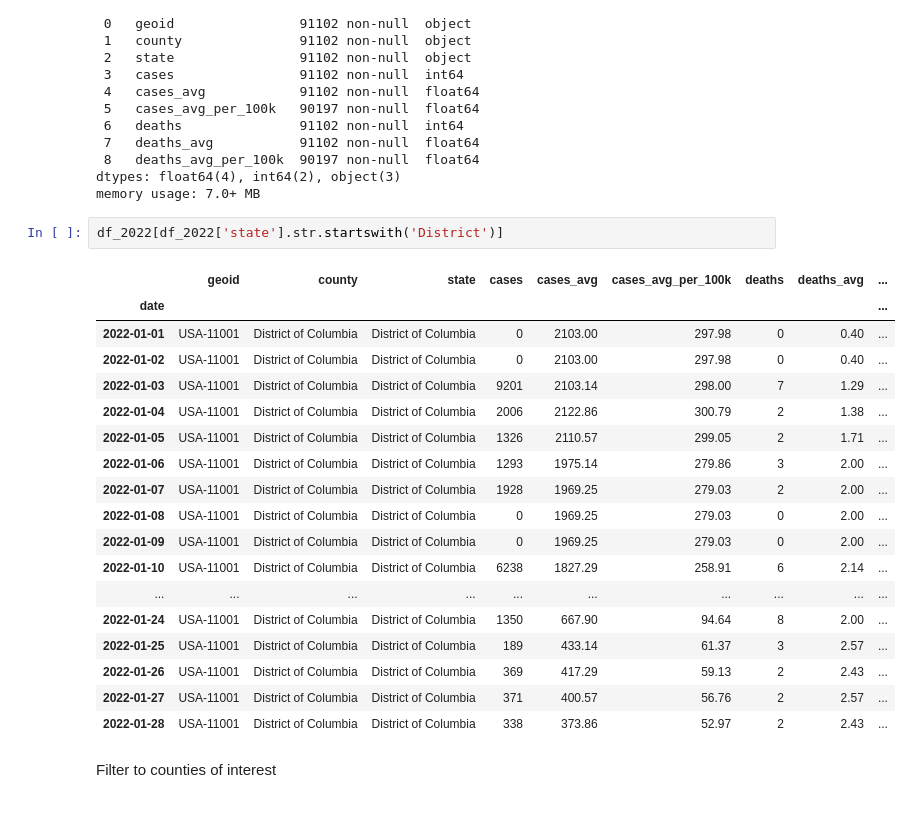
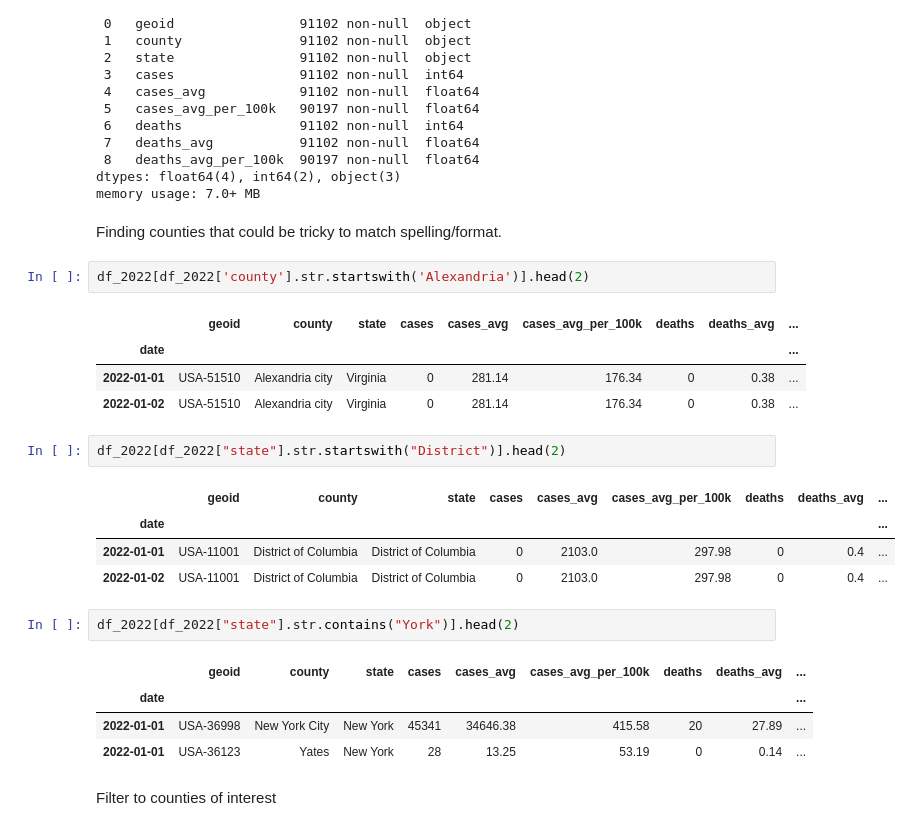
Before and after one commit to discdiver/covid-cities, a Jupyter notebook: prepare.ipynb, the cells around one changed output. Saved outputs shown, nothing was run; the diff lists cells and outputs as text.

Commit message:
add counties

```diff
--- a/prepare.ipynb
+++ b/prepare.ipynb
@@ -52,27 +52,29 @@ Data columns (total 9 columns):
  8   deaths_avg_per_100k  90197 non-null  float64
 dtypes: float64(4), int64(2), object(3)
 memory usage: 7.0+ MB
+# %% [markdown]
+Finding counties that could be tricky to match spelling/format.
+# %%
+df_2022[df_2022['county'].str.startswith('Alexandria')].head(2)
+# %% [output]
+|  | geoid | county | state | cases | cases_avg | cases_avg_per_100k | deaths | deaths_avg | ... |
+| date |  |  |  |  |  |  |  |  | ... |
+| 2022-01-01 | USA-51510 | Alexandria city | Virginia | 0 | 281.14 | 176.34 | 0 | 0.38 | ... |
+| 2022-01-02 | USA-51510 | Alexandria city | Virginia | 0 | 281.14 | 176.34 | 0 | 0.38 | ... |
 # %%
-df_2022[df_2022['state'].str.startswith('District')]
+df_2022[df_2022["state"].str.startswith("District")].head(2)
 # %% [output]
 |  | geoid | county | state | cases | cases_avg | cases_avg_per_100k | deaths | deaths_avg | ... |
 | date |  |  |  |  |  |  |  |  | ... |
-| 2022-01-01 | USA-11001 | District of Columbia | District of Columbia | 0 | 2103.00 | 297.98 | 0 | 0.40 | ... |
-| 2022-01-02 | USA-11001 | District of Columbia | District of Columbia | 0 | 2103.00 | 297.98 | 0 | 0.40 | ... |
-| 2022-01-03 | USA-11001 | District of Columbia | District of Columbia | 9201 | 2103.14 | 298.00 | 7 | 1.29 | ... |
-| 2022-01-04 | USA-11001 | District of Columbia | District of Columbia | 2006 | 2122.86 | 300.79 | 2 | 1.38 | ... |
-| 2022-01-05 | USA-11001 | District of Columbia | District of Columbia | 1326 | 2110.57 | 299.05 | 2 | 1.71 | ... |
-| 2022-01-06 | USA-11001 | District of Columbia | District of Columbia | 1293 | 1975.14 | 279.86 | 3 | 2.00 | ... |
-| 2022-01-07 | USA-11001 | District of Columbia | District of Columbia | 1928 | 1969.25 | 279.03 | 2 | 2.00 | ... |
-| 2022-01-08 | USA-11001 | District of Columbia | District of Columbia | 0 | 1969.25 | 279.03 | 0 | 2.00 | ... |
-| 2022-01-09 | USA-11001 | District of Columbia | District of Columbia | 0 | 1969.25 | 279.03 | 0 | 2.00 | ... |
-| 2022-01-10 | USA-11001 | District of Columbia | District of Columbia | 6238 | 1827.29 | 258.91 | 6 | 2.14 | ... |
-| ... | ... | ... | ... | ... | ... | ... | ... | ... | ... |
-| 2022-01-24 | USA-11001 | District of Columbia | District of Columbia | 1350 | 667.90 | 94.64 | 8 | 2.00 | ... |
-| 2022-01-25 | USA-11001 | District of Columbia | District of Columbia | 189 | 433.14 | 61.37 | 3 | 2.57 | ... |
-| 2022-01-26 | USA-11001 | District of Columbia | District of Columbia | 369 | 417.29 | 59.13 | 2 | 2.43 | ... |
-| 2022-01-27 | USA-11001 | District of Columbia | District of Columbia | 371 | 400.57 | 56.76 | 2 | 2.57 | ... |
-| 2022-01-28 | USA-11001 | District of Columbia | District of Columbia | 338 | 373.86 | 52.97 | 2 | 2.43 | ... |
+| 2022-01-01 | USA-11001 | District of Columbia | District of Columbia | 0 | 2103.0 | 297.98 | 0 | 0.4 | ... |
+| 2022-01-02 | USA-11001 | District of Columbia | District of Columbia | 0 | 2103.0 | 297.98 | 0 | 0.4 | ... |
+# %%
+df_2022[df_2022["state"].str.contains("York")].head(2)
+# %% [output]
+|  | geoid | county | state | cases | cases_avg | cases_avg_per_100k | deaths | deaths_avg | ... |
+| date |  |  |  |  |  |  |  |  | ... |
+| 2022-01-01 | USA-36998 | New York City | New York | 45341 | 34646.38 | 415.58 | 20 | 27.89 | ... |
+| 2022-01-01 | USA-36123 | Yates | New York | 28 | 13.25 | 53.19 | 0 | 0.14 | ... |
 # %% [markdown]
 Filter to counties of interest
 # %%
```
Also changed, not shown: parts of 13 cells of this notebook.
